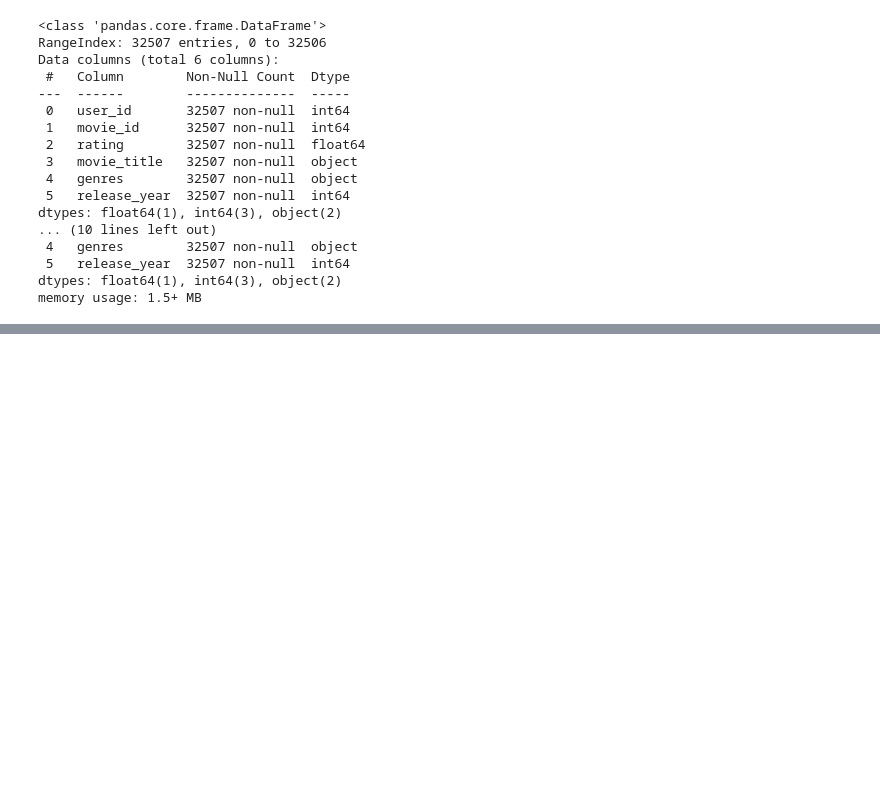
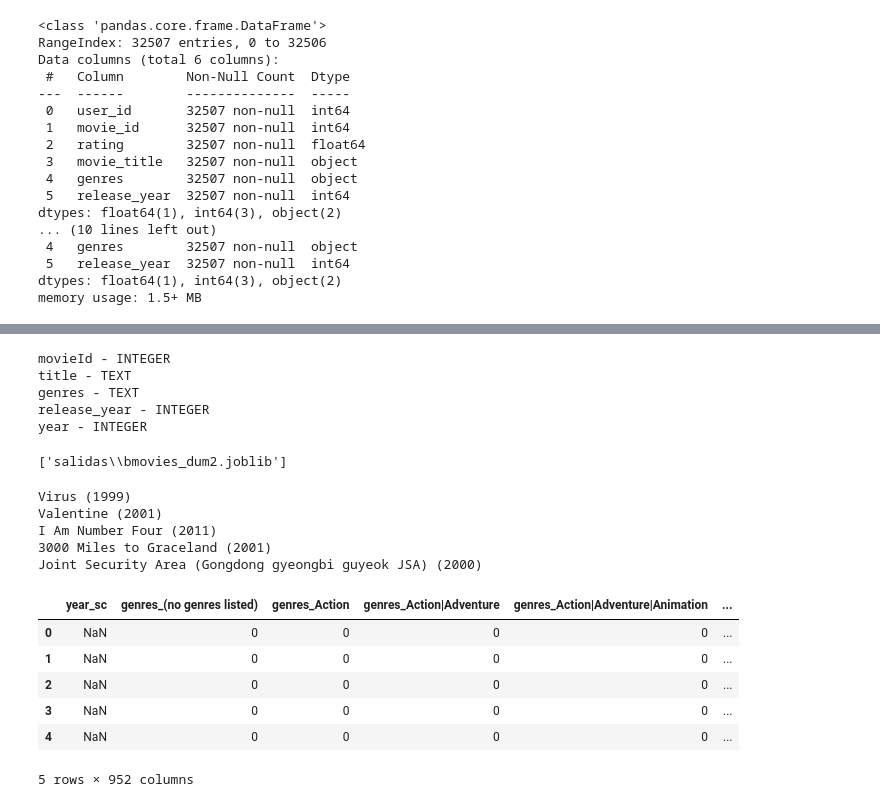
Before and after one commit to veronica1908/MARKETING_E2_A_III, a Jupyter notebook: c_modelos1.ipynb, the cells around one changed output, grey strips where cells are left out. Saved outputs shown, nothing was run; the diff lists cells and outputs as text; code cells hidden in the pictures; blank space fills up the shorter version.

Commit message:
Completado! Debe resolverse el problema con los nulos de la columna YEAR de la tabla Movies

```diff
--- a/c_modelos1.ipynb
+++ b/c_modelos1.ipynb
@@ -261,3 +261,12 @@ dtypes: float64(1), int64(3), object(2)
  5   release_year  32507 non-null  int64
 dtypes: float64(1), int64(3), object(2)
 memory usage: 1.5+ MB
+# %%
+# Consultar los datos de la tabla movies
+conn = sqlite3.connect('db_moviesF')
+cursor = conn.cursor()
+
+query = "SELECT * FROM movies"
+
+# Leer los datos en un DataFrame de Pandas
+movies = pd.read_sql(query, conn)
@@ -269,0 +317,55 @@ movies[["year_sc"]]=sc.fit_transform(movies[['release_year']])
+# %%
+#Verificamos las columnas de la tabla 'movies'
+
+conn = sqlite3.connect('db_moviesF')
+cursor = conn.cursor()
+
+# Obtener información sobre las columnas de la tabla 'movies'
+cursor.execute("PRAGMA table_info(movies)")
+columns_FR = cursor.fetchall()
+
+# Imprimir el nombre de la columna y su tipo de datos
+for column in columns_FR:
+    print(column[1], "-", column[2])
+
+conn.close()
+# %% [output]
+movieId - INTEGER
+title - TEXT
+genres - TEXT
+release_year - INTEGER
+year - INTEGER
+# %%
+## Eliminar columnas que no se van a utilizar
+movies_dum1=movies.drop(columns=['movieId','title', 'release_year'])
+
+#### convertir a dummies
+
+movies_dum1['genres'].nunique()
+
+col_dum=['genres']
+movies_dum2=pd.get_dummies(movies_dum1,columns=col_dum)
+movies_dum2.shape
+
+joblib.dump(movies_dum2,"salidas\\bmovies_dum2.joblib") ### para utilizar en segundos modelos
+# %% [output]
+['salidas\\bmovies_dum2.joblib']
+# %%
+# Película recomendada similar a un título dado
+
+conn = sqlite3.connect('db_moviesF')
+
+# Primero verificamos los títulos de películas almacenadas en la movies
+
+# Obtener una muestra de 5 filas de movies_final
+sample_movies = movies.sample(5)
+
+# Mostrar los títulos de las películas en la muestra
+for title in sample_movies['title']:
+    print(title)
+# %% [output]
+Virus (1999)
+Valentine (2001)
+I Am Number Four (2011)
+3000 Miles to Graceland (2001)
+Joint Security Area (Gongdong gyeongbi guyeok JSA) (2000)
@@ -269,0 +374,10 @@ movies[["year_sc"]]=sc.fit_transform(movies[['release_year']])
+# %%
+movies_dum2.head()
+# %% [output]
+|  | year_sc | genres_(no genres listed) | genres_Action | genres_Action|Adventure | genres_Action|Adventure|Animation | ... |
+| 0 | NaN | 0 | 0 | 0 | 0 | ... |
+| 1 | NaN | 0 | 0 | 0 | 0 | ... |
+| 2 | NaN | 0 | 0 | 0 | 0 | ... |
+| 3 | NaN | 0 | 0 | 0 | 0 | ... |
+| 4 | NaN | 0 | 0 | 0 | 0 | ... |
+5 rows × 952 columns
```
Also changed, not shown: parts of 15 cells of this notebook.
